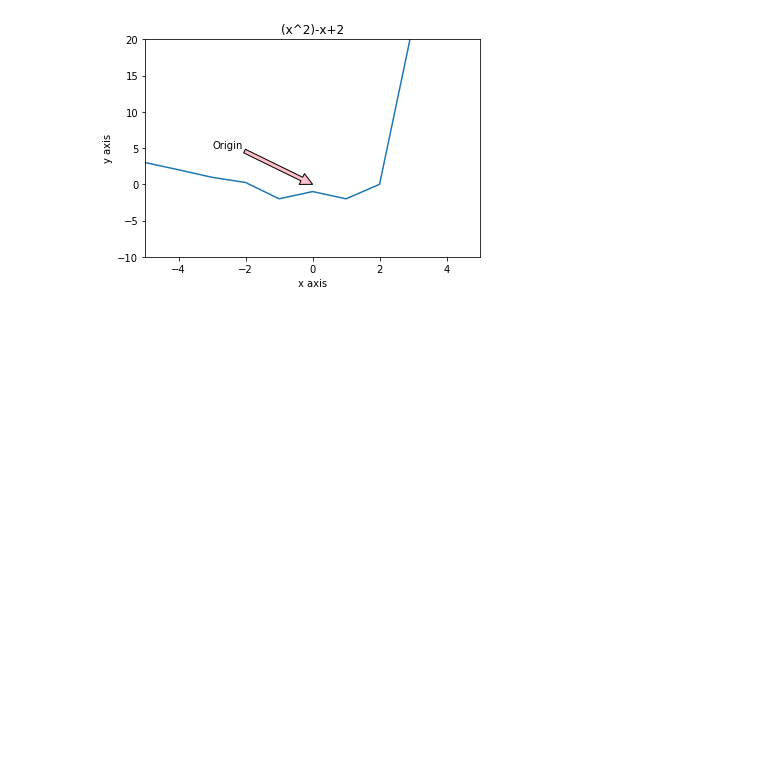
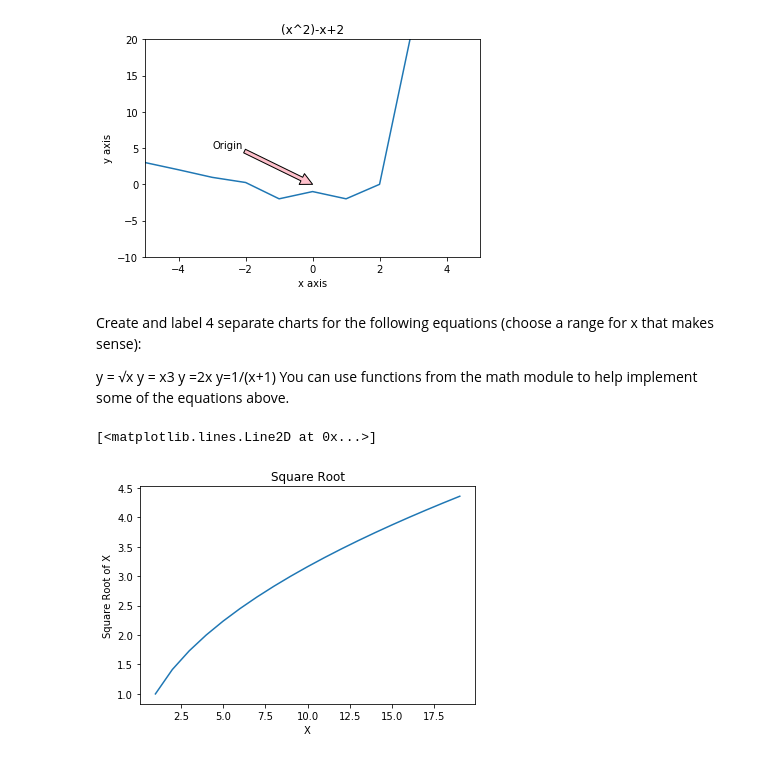
Before and after one commit to GabbyBarajasBroussard/numpy-pandas-visualization-exercise, a Jupyter notebook: matplotlib_exercises.ipynb, the cells around one changed output. Cells and saved outputs as stored; diff of their text form; code cells hidden in the pictures; blank space fills up the shorter version.

Commit message:
mat plot lib

```diff
--- a/matplotlib_exercises.ipynb
+++ b/matplotlib_exercises.ipynb
@@ -22,3 +22,22 @@ plt.annotate('Origin', xy=(0, 0), xytext=(-3, 5),
 # %% [output]
 Text(-3, 5, 'Origin')
 [figure]
+# %% [markdown]
+Create and label 4 separate charts for the following equations (choose a range for x that makes sense):
+
+y = √x
+y = x3
+y =2x
+y=1/(x+1)
+You can use functions from the math module to help implement some of the equations above.
+# %%
+# Square Root
+plt.title("Square Root")
+plt.xlabel('X')
+plt.ylabel('Square Root of X')
+x= list(range (1,20))
+y= [(c ** 0.5) for c in x]
+plt.plot(x,y)
+# %% [output]
+[<matplotlib.lines.Line2D at 0x...>]
+[figure, added]
```
Also changed, not shown: parts of 8 cells of this notebook.
